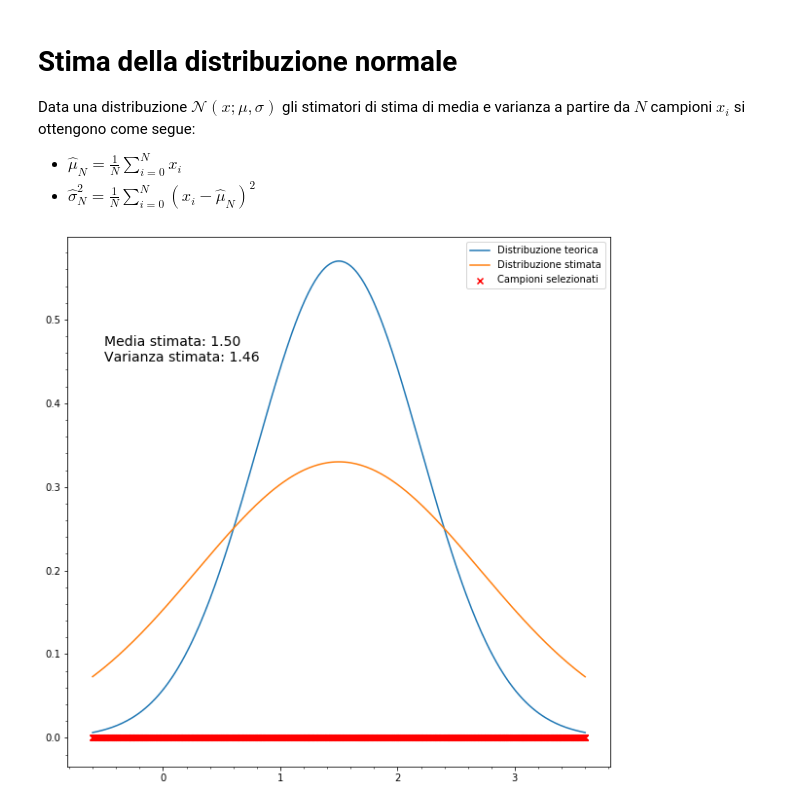
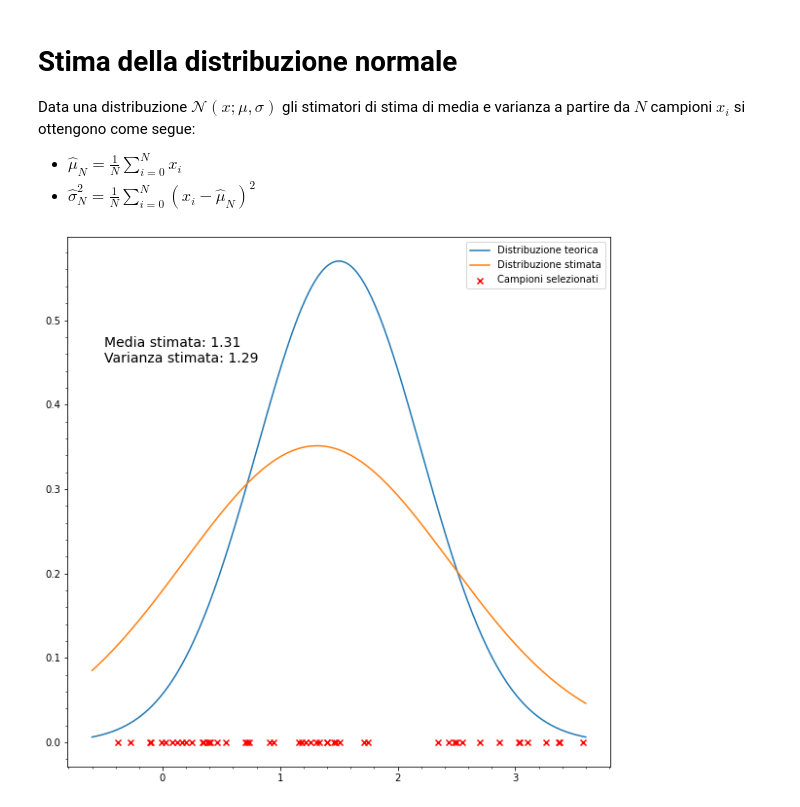
Before and after one commit to fredffsixty/Big-Data, a Jupyter notebook: Stimatori e campionamento.ipynb, the cells around one changed output. Saved outputs shown, nothing was run; the diff lists cells and outputs as text; code cells hidden in the pictures.

Commit message:
Stimatori e campionamento

```diff
--- a/Stimatori e campionamento.ipynb
+++ b/Stimatori e campionamento.ipynb
@@ -6,6 +6,7 @@ Data una distribuzione $\mathcal{N}(x;\mu, \sigma)$ gli stimatori di stima di me
 - $\hat{\mu}_N=\frac{1}{N}\sum\limits_{i=0}^{N}x_i$
 - $\hat{\sigma}^2_N=\frac{1}{N}\sum\limits_{i=0}^{N}(x_i-\hat{\mu}_N)^2$
 # %%
+%matplotlib inline
 # Si consideri la distribuzione normale N(x;1.5,0.7)
 import numpy as np
 from numpy.random import default_rng
@@ -15,37 +16,39 @@ import math
 
 rg = default_rng()
 
-num_data = 3000
+num_data = 50
 
 mu, sigma = 1.5, 0.7
 
 plt.figure(figsize=(10,10))
 
 plt.minorticks_on()
 
 # I dati sono campionati uniformemente nell'intervallo
 data = rg.uniform(mu - 3 * sigma, mu + 3 * sigma, num_data)
 
 # calcolo degli stimatori
 mu_hat = np.sum(data)/num_data
 sigma_hat = np.sum((data - mu_hat)**2)/num_data
+# stima non polarizzata della varianza
+# sigma_hat = np.sum((data - mu_hat)**2)/(num_data - 1)
 
 x = np.linspace(mu - 3 * sigma, mu + 3 * sigma, 300)
 
 y = multivariate_normal([mu],[sigma**2])
 y_hat = multivariate_normal([mu_hat],[sigma_hat])
 
 plt.scatter(data,np.zeros((num_data,)),marker='x',c='r',label='Campioni selezionati')
 plt.plot(x,y.pdf(x),label='Distribuzione teorica')
 plt.plot(x,y_hat.pdf(x),label='Distribuzione stimata')
 
 plt.text(-0.5,0.45,f'Media stimata: {mu_hat:4.2f}\nVarianza stimata: {sigma_hat:4.2f}',fontsize=14)
 
 plt.legend()
 
 plt.show()
 # %% [output]
-[figure, old version]
+[figure, new version]
 # %%
 plt.figure(figsize=(10,10))
 
```
Also changed, not shown: parts of 3 cells of this notebook.
